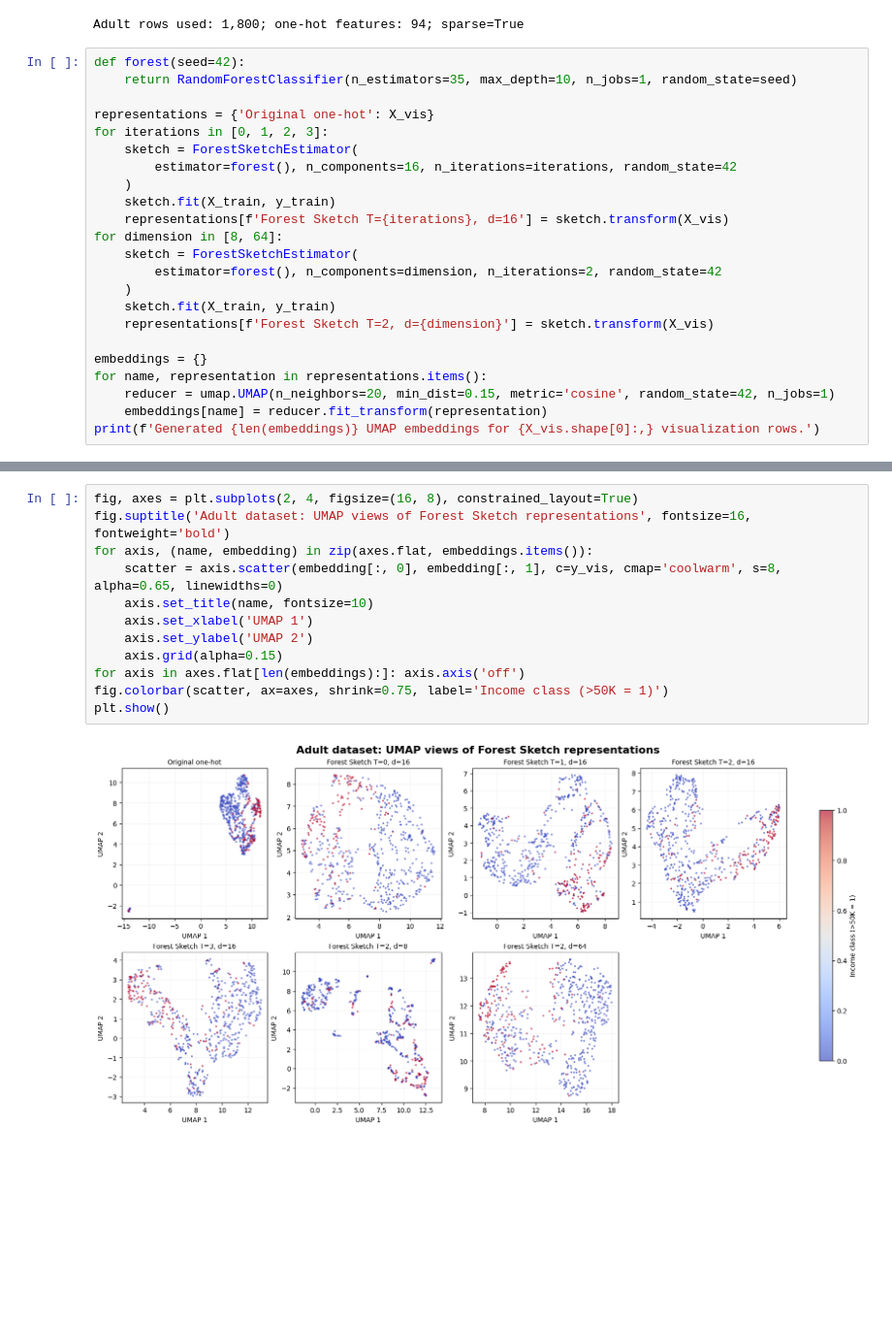
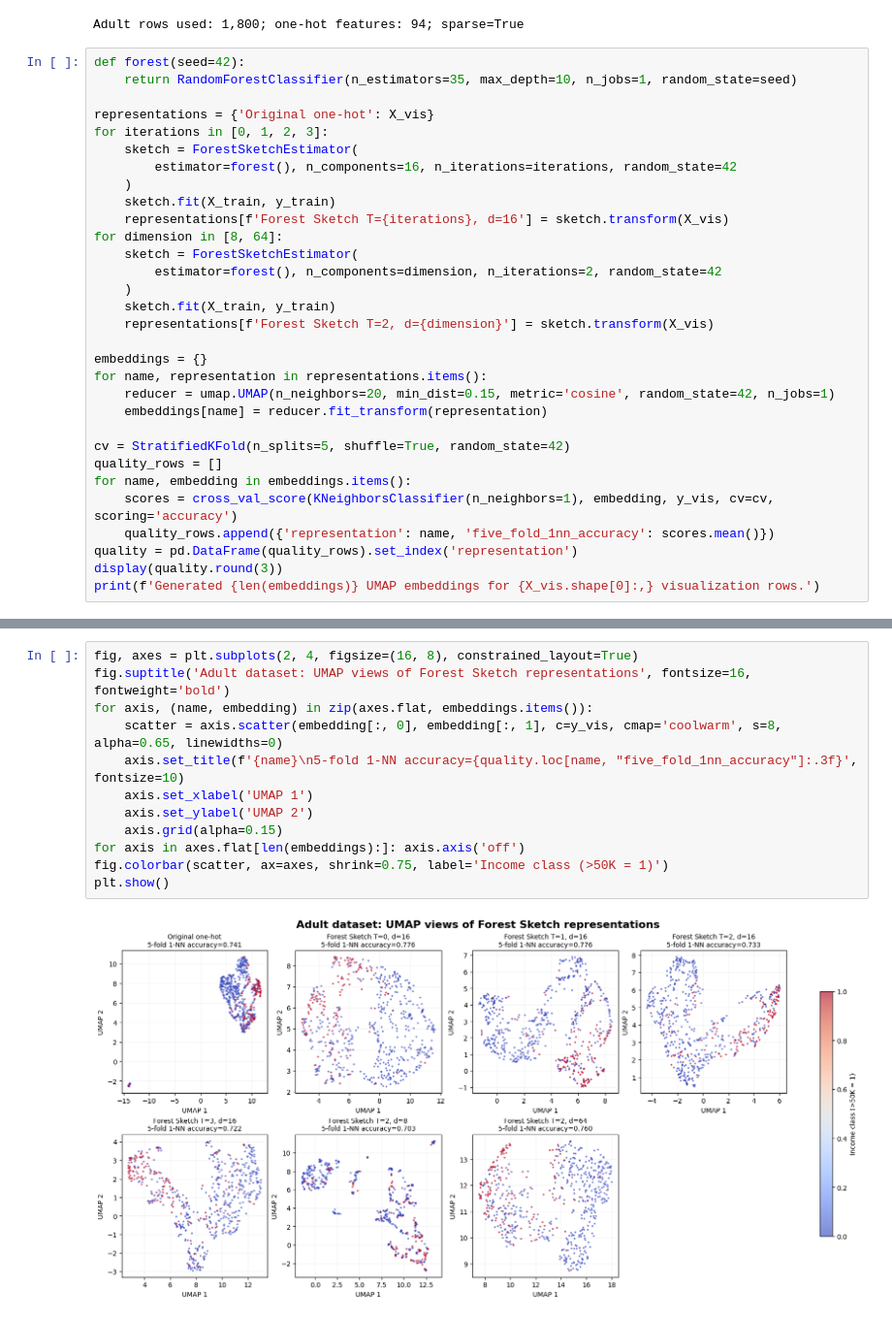
Before and after one commit to fabriziocosta/forestsketch, a Jupyter notebook: notebooks/11_umap_representations.ipynb, the cells around one changed output, grey strips where cells are left out. Shown at 97% size. Saved outputs shown, nothing was run; the diff lists cells and outputs as text; blank space fills up the shorter version.

```diff
--- a/notebooks/11_umap_representations.ipynb
+++ b/notebooks/11_umap_representations.ipynb
@@ -63,5 +65,13 @@ embeddings = {}
 for name, representation in representations.items():
     reducer = umap.UMAP(n_neighbors=20, min_dist=0.15, metric='cosine', random_state=42, n_jobs=1)
     embeddings[name] = reducer.fit_transform(representation)
+
+cv = StratifiedKFold(n_splits=5, shuffle=True, random_state=42)
+quality_rows = []
+for name, embedding in embeddings.items():
+    scores = cross_val_score(KNeighborsClassifier(n_neighbors=1), embedding, y_vis, cv=cv, scoring='accuracy')
+    quality_rows.append({'representation': name, 'five_fold_1nn_accuracy': scores.mean()})
+quality = pd.DataFrame(quality_rows).set_index('representation')
+display(quality.round(3))
 print(f'Generated {len(embeddings)} UMAP embeddings for {X_vis.shape[0]:,} visualization rows.')
 # %% [output]
@@ -69,14 +88,14 @@ Generated 7 UMAP embeddings for 630 visualization rows.
 # %%
 fig, axes = plt.subplots(2, 4, figsize=(16, 8), constrained_layout=True)
 fig.suptitle('Adult dataset: UMAP views of Forest Sketch representations', fontsize=16, fontweight='bold')
 for axis, (name, embedding) in zip(axes.flat, embeddings.items()):
     scatter = axis.scatter(embedding[:, 0], embedding[:, 1], c=y_vis, cmap='coolwarm', s=8, alpha=0.65, linewidths=0)
-    axis.set_title(name, fontsize=10)
+    axis.set_title(f'{name}\n5-fold 1-NN accuracy={quality.loc[name, "five_fold_1nn_accuracy"]:.3f}', fontsize=10)
     axis.set_xlabel('UMAP 1')
     axis.set_ylabel('UMAP 2')
     axis.grid(alpha=0.15)
 for axis in axes.flat[len(embeddings):]: axis.axis('off')
 fig.colorbar(scatter, ax=axes, shrink=0.75, label='Income class (>50K = 1)')
 plt.show()
 # %% [output]
-[figure, old version]
+[figure, new version]
```
Also changed, not shown: parts of 2 cells of this notebook, 3 other files.
